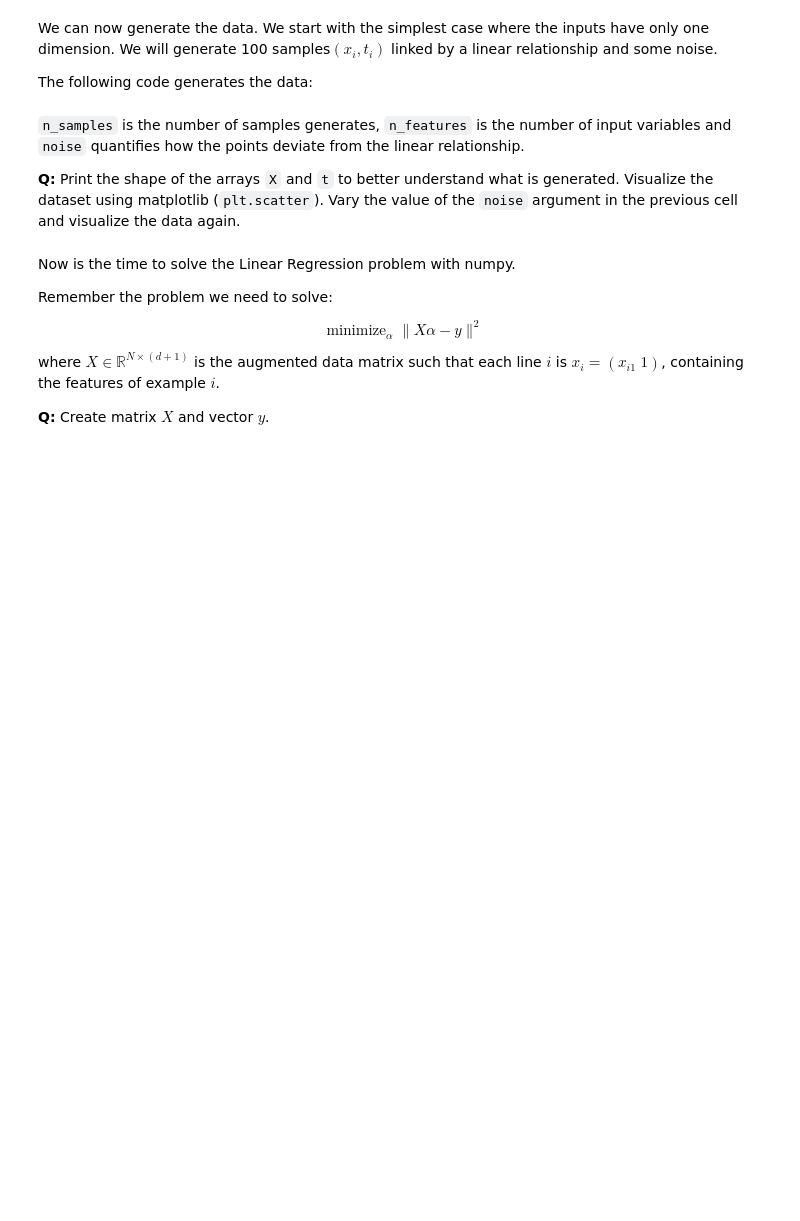
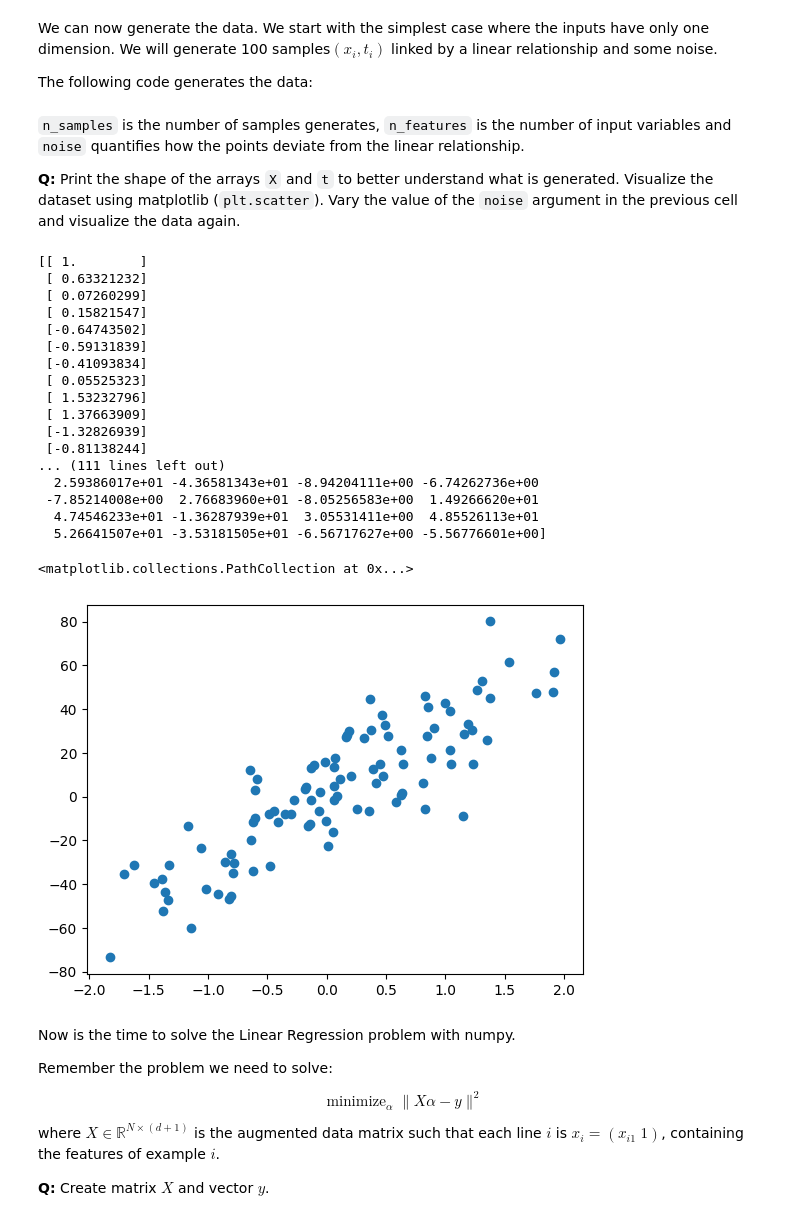
Before and after one commit to vladbug/AA-googlecolab, a Jupyter notebook: LinearRegression_ML.ipynb, the cells around one changed output. Cells and saved outputs as stored; diff of their text form; code cells hidden in the pictures; blank space fills up the shorter version.

```diff
--- a/LinearRegression_ML.ipynb
+++ b/LinearRegression_ML.ipynb
@@ -37,7 +34,42 @@ X, t = make_regression(n_samples=N, n_features=1, noise=15.0)
+# %%
+N = 100
+X, t = make_regression(n_samples=N, n_features=1, noise=15)
+
+# A high noise will make the points more disperse and a lower value of noise will make them less disperse
+# For instance if we put the noise value ate zero it will generate a line.
 # %% [markdown]
 `n_samples` is the number of samples generates, `n_features` is the number of input variables and `noise` quantifies how the points deviate from the linear relationship.
 
 **Q:** Print the shape of the arrays `X` and `t` to better understand what is generated. Visualize the dataset using matplotlib (`plt.scatter`). Vary the value of the `noise` argument in the previous cell and visualize the data again.
+# %%
+print(X) #feature values
+print(len(X[0]))
+print(len(X))
+print(t) # target values
+plt.scatter(X,t)
+
+# t - a simple array
+# X - is a matrix with 100 lines and 1 column
+# %% [output]
+[[ 1.        ]
+ [ 0.63321232]
+ [ 0.07260299]
+ [ 0.15821547]
+ [-0.64743502]
+ [-0.59131839]
+ [-0.41093834]
+ [ 0.05525323]
+ [ 1.53232796]
+ [ 1.37663909]
+ [-1.32826939]
+ [-0.81138244]
+... (111 lines left out)
+  2.59386017e+01 -4.36581343e+01 -8.94204111e+00 -6.74262736e+00
+ -7.85214008e+00  2.76683960e+01 -8.05256583e+00  1.49266620e+01
+  4.74546233e+01 -1.36287939e+01  3.05531411e+00  4.85526113e+01
+  5.26641507e+01 -3.53181505e+01 -6.56717627e+00 -5.56776601e+00]
+<matplotlib.collections.PathCollection at 0x...>
+[figure, added]
 # %% [markdown]
 Now is the time to solve the Linear Regression problem with numpy.
 
```
Also changed, not shown: parts of 5 cells of this notebook.
